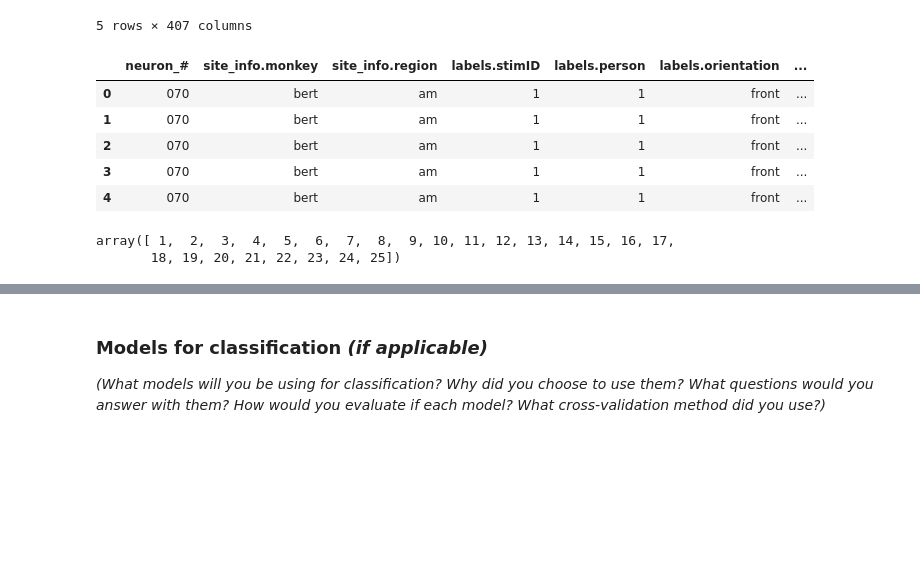
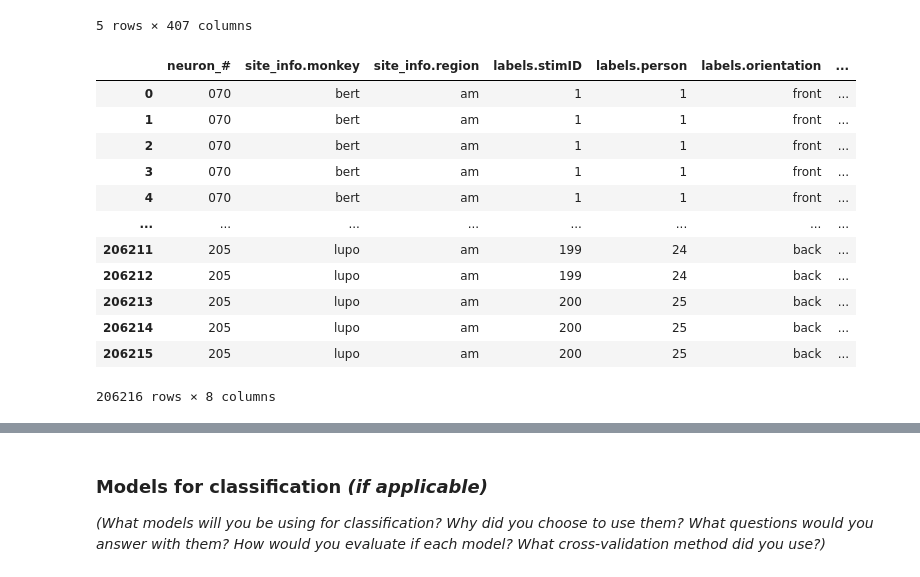
Before and after one commit to aeparisot/CMSE381Project, a Jupyter notebook: ProjectTemplate.ipynb, the cells around one changed output, grey strips where cells are left out. Saved outputs shown, nothing was run; the diff lists cells and outputs as text; code cells hidden in the pictures; blank space fills up the shorter version.

Commit message:
MORE cleaning

```diff
--- a/ProjectTemplate.ipynb
+++ b/ProjectTemplate.ipynb
@@ -69,23 +69,27 @@ df.head()
 # %%
 weighted = pd.DataFrame({
     "activation_weight": df.iloc[:,7:406].sum(axis=1)
 })
 
 averaged_data = pd.concat([df.iloc[:,0:7],weighted], axis=1)
-averaged_data.head()
-clean = averaged_data
-clean.head()
+averaged_data
+
+for val in
+
+row_sum = df[df["category"] == "A"][sensor_cols].sum()
+
+# new = averaged_data.groupby('labels.person').sum()
 # %% [output]
 |  | neuron_# | site_info.monkey | site_info.region | labels.stimID | labels.person | labels.orientation | ... |
 | 0 | 070 | bert | am | 1 | 1 | front | ... |
 | 1 | 070 | bert | am | 1 | 1 | front | ... |
 | 2 | 070 | bert | am | 1 | 1 | front | ... |
 | 3 | 070 | bert | am | 1 | 1 | front | ... |
 | 4 | 070 | bert | am | 1 | 1 | front | ... |
+| ... | ... | ... | ... | ... | ... | ... | ... |
+| 206211 | 205 | lupo | am | 199 | 24 | back | ... |
+| 206212 | 205 | lupo | am | 199 | 24 | back | ... |
+| 206213 | 205 | lupo | am | 200 | 25 | back | ... |
+| 206214 | 205 | lupo | am | 200 | 25 | back | ... |
+| 206215 | 205 | lupo | am | 200 | 25 | back | ... |
+206216 rows × 8 columns
-# %%
-df['labels.person'].unique()
-df['site_info.region'].unique()
-df['labels.person'].unique()
-# %% [output]
-array([ 1,  2,  3,  4,  5,  6,  7,  8,  9, 10, 11, 12, 13, 14, 15, 16, 17,
-       18, 19, 20, 21, 22, 23, 24, 25])
```
Also changed, not shown: parts of 4 cells of this notebook.
